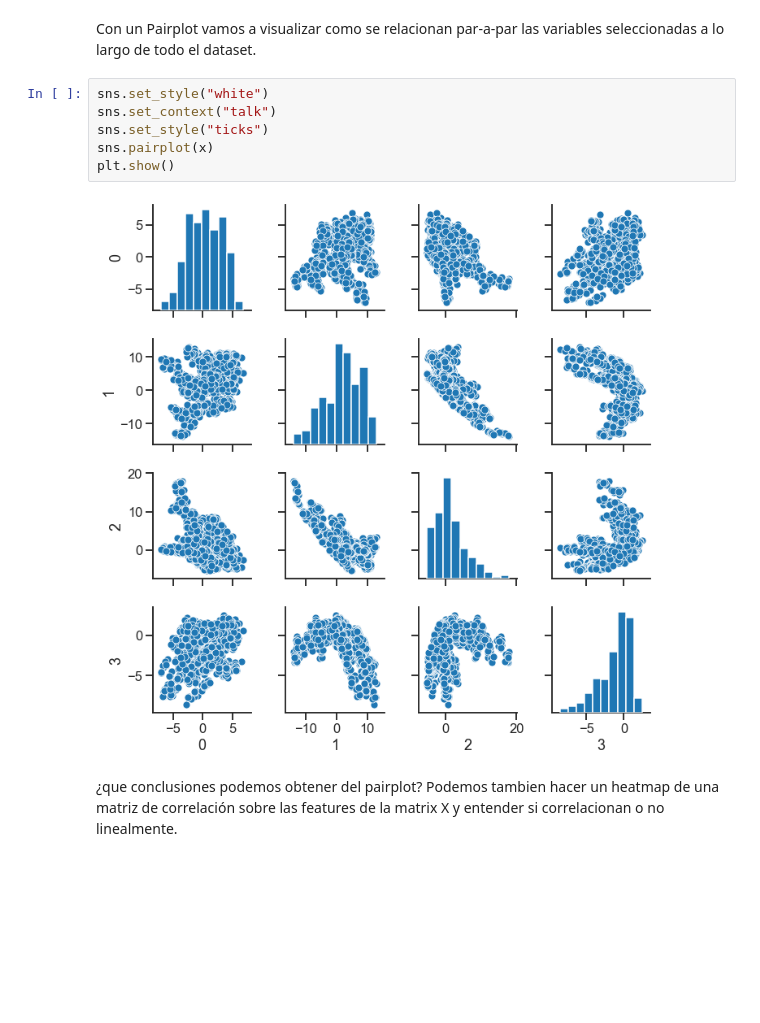
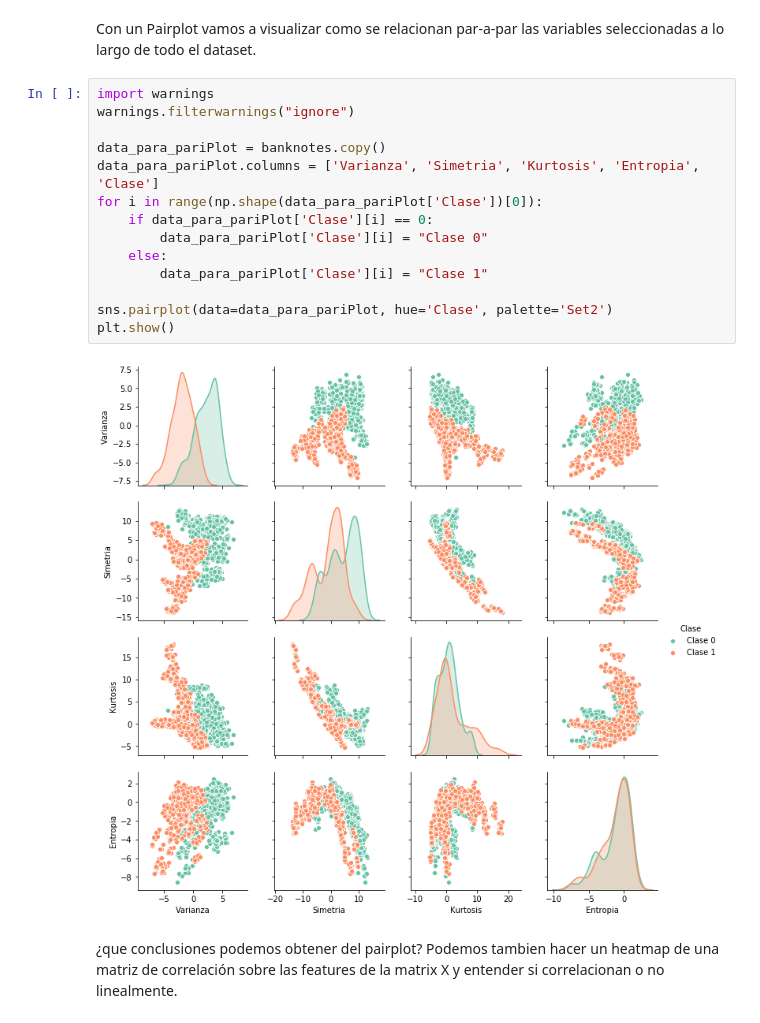
Before and after one commit to leomaestri/Ejercicio-Banknotes, a Jupyter notebook: clusterai_2019_clase03_clasificación_ejercicio_banknotes.ipynb, the cells around one changed output. Saved outputs shown, nothing was run; the diff lists cells and outputs as text; blank space fills up the shorter version.

Commit message:
Agregue el grafico de PairPlot, no me salia el commit

```diff
--- a/clusterai_2019_clase03_clasificación_ejercicio_banknotes.ipynb
+++ b/clusterai_2019_clase03_clasificación_ejercicio_banknotes.ipynb
@@ -81,14 +85,22 @@ print("El dataset tiene " +str(x.shape[0]) + " instancias y " + str(x.shape[1])
 El dataset tiene 1372 instancias y 4 dimensiones
 # %% [markdown]
 Con un Pairplot vamos a visualizar como se relacionan par-a-par las variables seleccionadas a lo largo de todo el dataset.
-# %%
-sns.set_style("white")
-sns.set_context("talk")
-sns.set_style("ticks")
-sns.pairplot(x)
-plt.show()
-# %% [output]
-[figure, removed]
+# %%
+import warnings
+warnings.filterwarnings("ignore")
+
+data_para_pariPlot = banknotes.copy()
+data_para_pariPlot.columns = ['Varianza', 'Simetria', 'Kurtosis', 'Entropia', 'Clase']
+for i in range(np.shape(data_para_pariPlot['Clase'])[0]):
+    if data_para_pariPlot['Clase'][i] == 0:
+        data_para_pariPlot['Clase'][i] = "Clase 0"
+    else:
+        data_para_pariPlot['Clase'][i] = "Clase 1"
+
+sns.pairplot(data=data_para_pariPlot, hue='Clase', palette='Set2')
+plt.show()
+# %% [output]
+[figure, added]
 # %% [markdown]
 ¿que conclusiones podemos obtener del pairplot? Podemos tambien hacer un heatmap de una matriz de correlación sobre las features de la matrix X y entender si correlacionan o no linealmente.
 # %%
```
Also changed, not shown: parts of 3 cells of this notebook.
